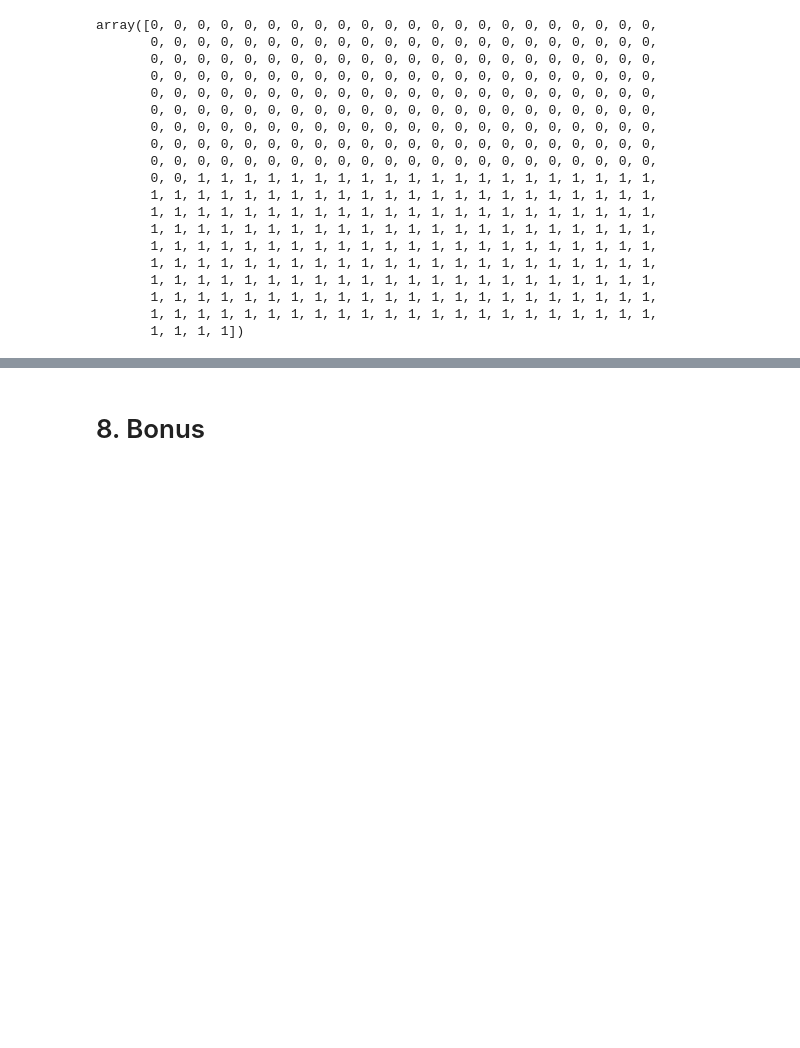
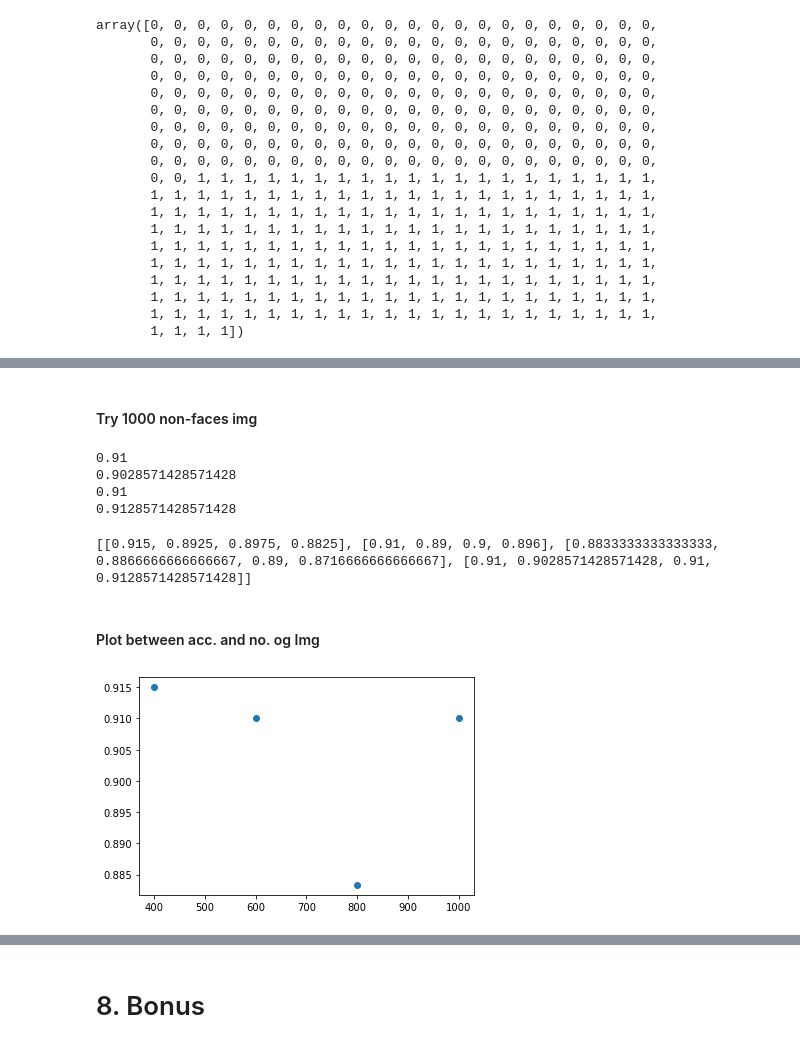
Before and after one commit to MostafaTwfiq/Face-Recognition, a Jupyter notebook: pca_lda.ipynb, the cells around one changed output, grey strips where cells are left out. Cells and saved outputs as stored; diff of their text form; code cells hidden in the pictures; blank space fills up the shorter version.

```diff
--- a/pca_lda.ipynb
+++ b/pca_lda.ipynb
@@ -471,10 +503,12 @@ array([0, 0, 0, 0, 0, 0, 0, 0, 0, 0, 0, 0, 0, 0, 0, 0, 0, 0, 0, 0, 0, 0,
        1, 1, 1, 1, 1, 1, 1, 1, 1, 1, 1, 1, 1, 1, 1, 1, 1, 1, 1, 1, 1, 1,
        1, 1, 1, 1])
 # %%
+acc_list = []
 acc_1_lda = accuracy_score(testing_labels, pred_model_1_lda)
 acc_3_lda = accuracy_score(testing_labels, pred_model_3_lda)
 acc_5_lda = accuracy_score(testing_labels, pred_model_5_lda)
 acc_7_lda = accuracy_score(testing_labels, pred_model_7_lda)
+acc_list.append([acc_1_lda, acc_3_lda, acc_5_lda, acc_7_lda])
 print(acc_1_lda)
 print(acc_3_lda)
 print(acc_5_lda)
@@ -486,0 +560,17 @@ print(acc_7_lda)
+# %%
+training_data = [0] * 500
+testing_data = [0] * 500
+training_labels = [0] * 500
+testing_labels = [0] * 500
+curr_index = 0
+for i in range(1, 1000, 2):
+  curr_index = int(i / 2)
+  testing_data[curr_index] = d[i]
+  testing_labels[curr_index] = y[i]
+  training_data[curr_index] = d[i - 1]
+  training_labels[curr_index] = y[i - 1]
+
+testing_data = np.array(testing_data)
+testing_labels = np.array(testing_labels)
+training_data = np.array(training_data)
+training_labels = np.array(training_labels)
@@ -486,0 +682,2 @@ print(acc_7_lda)
+# %% [markdown]
+#### Try 1000 non-faces img
@@ -486,0 +731,38 @@ print(acc_7_lda)
+# %%
+pj_mat = lda(training_data, [200, 400], 39, 2, 10304)
+new_train = np.dot(training_data, pj_mat.T)
+new_test = np.dot(testing_data, pj_mat.T)
+model_1_lda.fit(new_train, training_labels)
+model_3_lda.fit(new_train, training_labels)
+model_5_lda.fit(new_train, training_labels)
+model_7_lda.fit(new_train, training_labels)
+pred_model_1_lda = model_1_lda.predict(new_test)
+pred_model_3_lda = model_3_lda.predict(new_test)
+pred_model_5_lda = model_5_lda.predict(new_test)
+pred_model_7_lda = model_7_lda.predict(new_test)
+acc_1_lda = accuracy_score(testing_labels, pred_model_1_lda)
+acc_3_lda = accuracy_score(testing_labels, pred_model_3_lda)
+acc_5_lda = accuracy_score(testing_labels, pred_model_5_lda)
+acc_7_lda = accuracy_score(testing_labels, pred_model_7_lda)
+acc_list.append([acc_1_lda, acc_3_lda, acc_5_lda, acc_7_lda])
+print(acc_1_lda)
+print(acc_3_lda)
+print(acc_5_lda)
+print(acc_7_lda)
+# %% [output]
+0.91
+0.9028571428571428
+0.91
+0.9128571428571428
+# %%
+print(acc_list)
+# %% [output]
+[[0.915, 0.8925, 0.8975, 0.8825], [0.91, 0.89, 0.9, 0.896], [0.8833333333333333, 0.8866666666666667, 0.89, 0.8716666666666667], [0.91, 0.9028571428571428, 0.91, 0.9128571428571428]]
+# %% [markdown]
+#### Plot between acc. and no. og Img
+# %%
+x = [400, 600, 800, 1000]
+plt.scatter(x, np.array(acc_list)[:,0] )
+plt.show()
+# %% [output]
+[figure, added]
```
Also changed, not shown: parts of 33 cells of this notebook.
